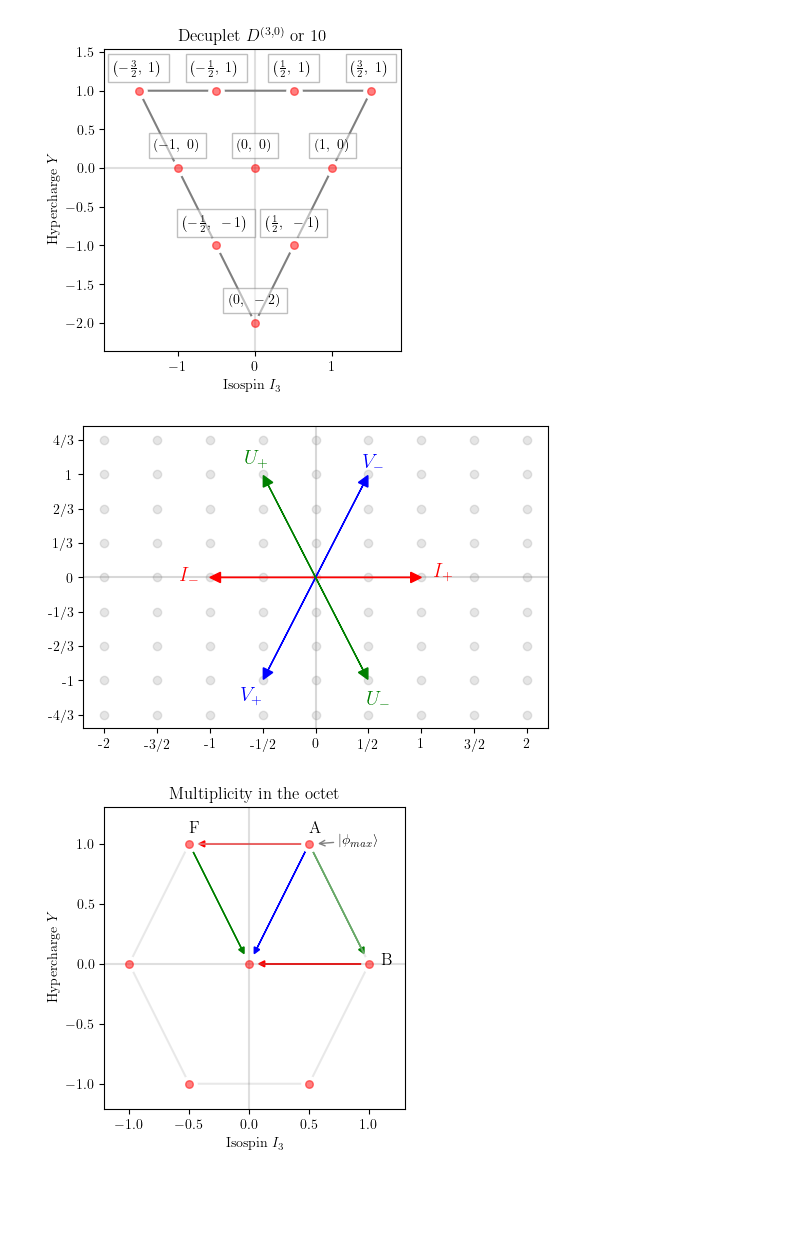
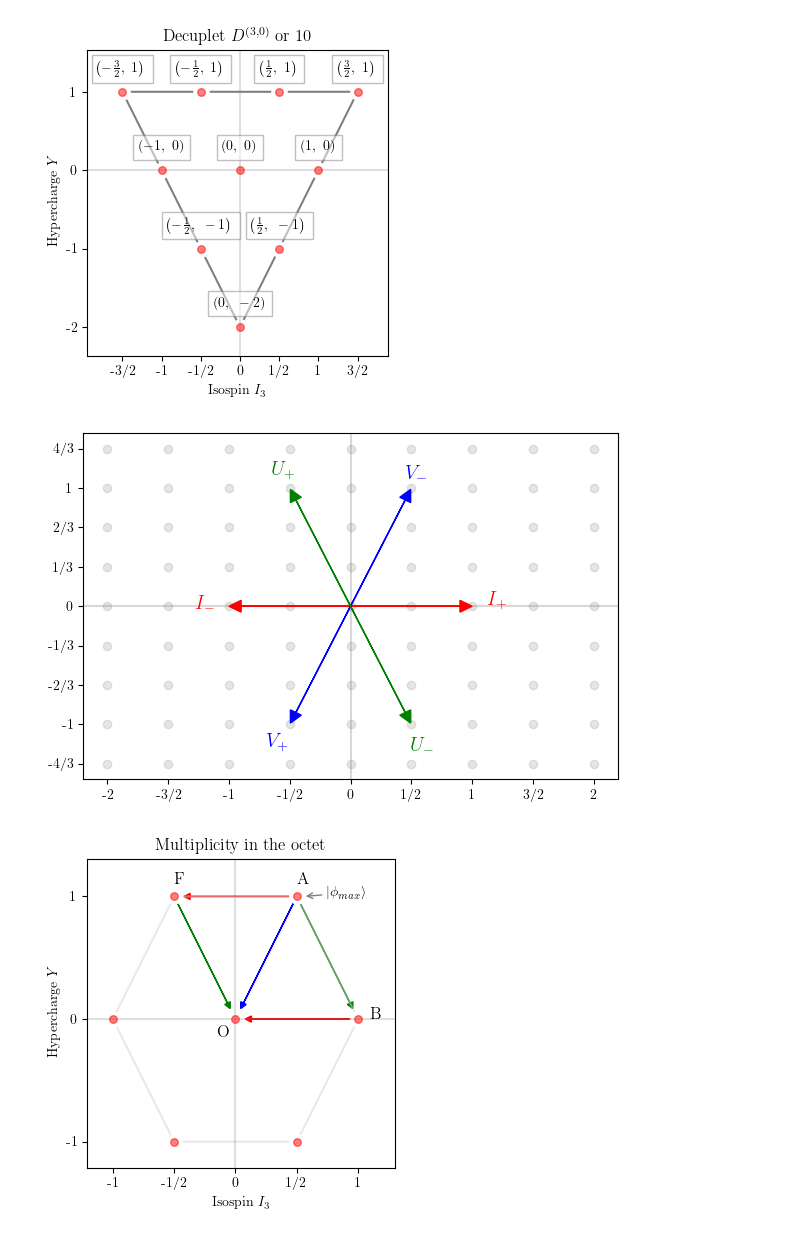
Before and after one commit to giochanturia/jupyters, a Jupyter notebook: SU(3) Multiplets/Multiplets.ipynb, the cells around one changed output. Drawn from its saved outputs; the diff is of its cells as text; code cells hidden in the pictures; blank space fills up the shorter version.

```diff
--- a/SU(3) Multiplets/Multiplets.ipynb
+++ b/SU(3) Multiplets/Multiplets.ipynb
@@ -18,6 +18,10 @@ def expand_limits(ax, factor=1.2, factor_y=None):
         factor_y = factor
     ax.set_xlim(factor*np.array(ax.get_xlim()))
     ax.set_ylim(factor_y*np.array(ax.get_ylim()))
+
+def rationalize_ticks(ax):
+    ax.set_xticklabels([str(fractions.Fraction(t).limit_denominator(30)) for t in ax.get_xticks().tolist()])
+    ax.set_yticklabels([str(fractions.Fraction(t).limit_denominator(30)) for t in ax.get_yticks().tolist()])
 
 import matplotlib.text
 def accommodate_text(ax):
@@ -270,19 +296,24 @@ plt.show()
 # %%
 fig5, ax5 = plt.subplots()
 
 draw_multiplet(ax5, 3, 0,
                size=30,
                point_color='r', line_color='k',
                no_frame=False, plot_title=False,
                zero_lines=True, point_labels=True,
                point_label_disp=np.array([0,.25]))
 
 ax5.set_title(r"Decuplet $D^{(3,0)}$ or 10")
 accommodate_text(ax5)
 
+ax5.set_xticks([-3/2, -1, -1/2, 0, 1/2, 1, 3/2])
+ax5.set_yticks([-2, -1, 0, 1])
+rationalize_ticks(ax5)
+
+plt.tight_layout()
 plt.show()
 # %% [output]
-[figure, old version]
+[figure, new version]
 # %%
 fig1.savefig("fig_multiplet_triplet.pdf")
 fig2.savefig("fig_multiplet_anti-triplet.pdf")
@@ -332,9 +363,10 @@ axbas.text(*-V*1.1, r"$V_-$", ha='center', c='b', fontsize='x-large')
 axbas.text(*U*1.1, r"$U_+$", ha='center', c='g', fontsize='x-large')
 axbas.text(*-U*1.2, r"$U_-$", ha='center', c='g', fontsize='x-large')
 
+plt.tight_layout()
 plt.show()
 # %% [output]
-[figure, old version]
+[figure, new version]
 # %%
 figbas.savefig("fig_su3_basis.pdf")
 # %%
@@ -350,6 +382,7 @@ draw_multiplet(axoctet, 1, 1,
 axoctet.text(0.5, 1.1, "A", fontsize='large')
 axoctet.text(1.1, 0.0, "B", fontsize='large')
 axoctet.text(-0.5, 1.1, "F", fontsize='large')
+axoctet.text(-.05, -.15, "O", fontsize='large', ha='right')
 
 axoctet.annotate(text=r"$|\phi_{max}\rangle$", xy=(0.55, 1.0), xytext=(.75, 1.0), arrowprops=dict(arrowstyle='->', color='gray'))
 
@@ -363,11 +396,16 @@ axoctet.arrow(1.0, 0.0, *-I*0.87, head_width=0.05, head_length=0.05, fc='r', ec=
 
 accommodate_text(axoctet)
 
+axoctet.set_xticks([-1, -1/2, 0, 1/2, 1])
+axoctet.set_yticks([-1, 0, 1])
+rationalize_ticks(axoctet)
+
 axoctet.set_title(r"Multiplicity in the octet")
 
+plt.tight_layout()
 plt.show()
 # %% [output]
-[figure, old version]
+[figure, new version]
 # %%
 figoctet.savefig("fig_octet_multiplicity.pdf")
 # %%
```
Also changed, not shown: parts of 6 cells of this notebook, 10 other files.
